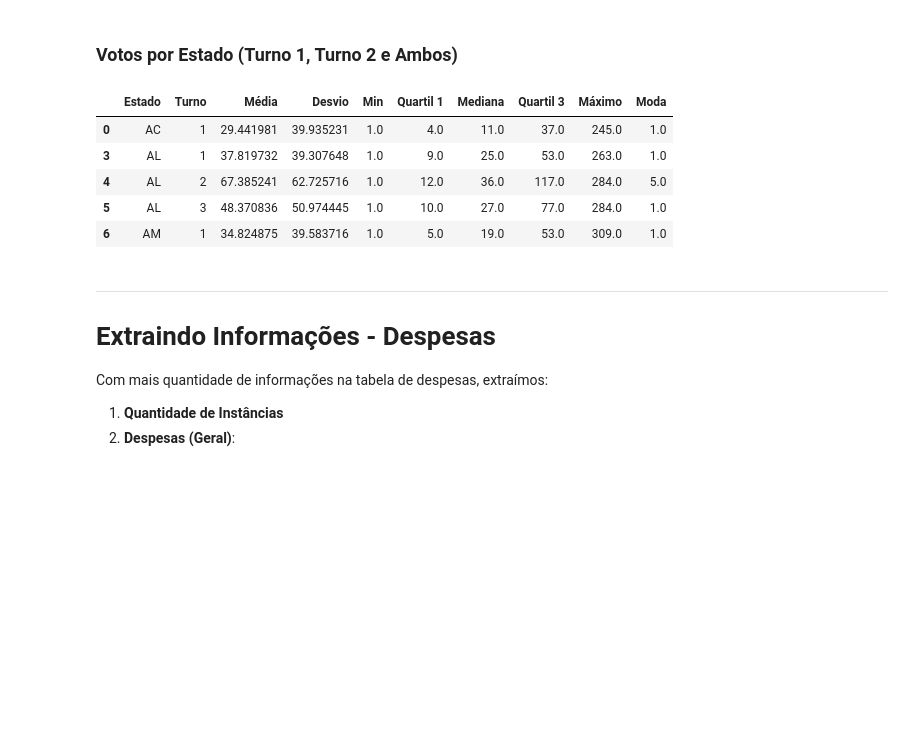
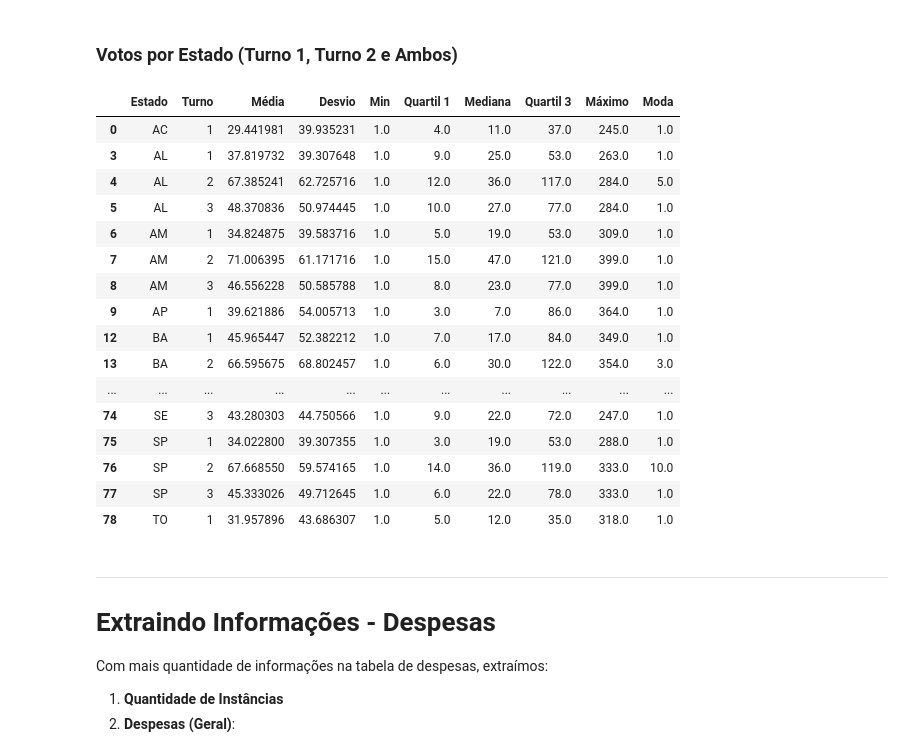
Before and after one commit to AndreiRech/Election, a Jupyter notebook: Analise.ipynb, the cells around one changed output. Cells and saved outputs as stored; diff of their text form; code cells hidden in the pictures; blank space fills up the shorter version.

```diff
--- a/Analise.ipynb
+++ b/Analise.ipynb
@@ -293,14 +293,25 @@ df_estatisticas = pd.DataFrame(data)
 # %%
 df_estatisticas = df_estatisticas.dropna(subset=['Média', 'Desvio', 'Min', 'Quartil 1', 'Mediana', 'Quartil 3', 'Máximo', 'Moda'], how='all')
 df_estatisticas = df_estatisticas.drop_duplicates(subset=['Estado', 'Média', 'Desvio'], keep='first')
-df_estatisticas.head()
+df_estatisticas
 # %% [output]
 |  | Estado | Turno | Média | Desvio | Min | Quartil 1 | Mediana | Quartil 3 | Máximo | Moda |
 | 0 | AC | 1 | 29.441981 | 39.935231 | 1.0 | 4.0 | 11.0 | 37.0 | 245.0 | 1.0 |
 | 3 | AL | 1 | 37.819732 | 39.307648 | 1.0 | 9.0 | 25.0 | 53.0 | 263.0 | 1.0 |
 | 4 | AL | 2 | 67.385241 | 62.725716 | 1.0 | 12.0 | 36.0 | 117.0 | 284.0 | 5.0 |
 | 5 | AL | 3 | 48.370836 | 50.974445 | 1.0 | 10.0 | 27.0 | 77.0 | 284.0 | 1.0 |
 | 6 | AM | 1 | 34.824875 | 39.583716 | 1.0 | 5.0 | 19.0 | 53.0 | 309.0 | 1.0 |
+| 7 | AM | 2 | 71.006395 | 61.171716 | 1.0 | 15.0 | 47.0 | 121.0 | 399.0 | 1.0 |
+| 8 | AM | 3 | 46.556228 | 50.585788 | 1.0 | 8.0 | 23.0 | 77.0 | 399.0 | 1.0 |
+| 9 | AP | 1 | 39.621886 | 54.005713 | 1.0 | 3.0 | 7.0 | 86.0 | 364.0 | 1.0 |
+| 12 | BA | 1 | 45.965447 | 52.382212 | 1.0 | 7.0 | 17.0 | 84.0 | 349.0 | 1.0 |
+| 13 | BA | 2 | 66.595675 | 68.802457 | 1.0 | 6.0 | 30.0 | 122.0 | 354.0 | 3.0 |
+| ... | ... | ... | ... | ... | ... | ... | ... | ... | ... | ... |
+| 74 | SE | 3 | 43.280303 | 44.750566 | 1.0 | 9.0 | 22.0 | 72.0 | 247.0 | 1.0 |
+| 75 | SP | 1 | 34.022800 | 39.307355 | 1.0 | 3.0 | 19.0 | 53.0 | 288.0 | 1.0 |
+| 76 | SP | 2 | 67.668550 | 59.574165 | 1.0 | 14.0 | 36.0 | 119.0 | 333.0 | 10.0 |
+| 77 | SP | 3 | 45.333026 | 49.712645 | 1.0 | 6.0 | 22.0 | 78.0 | 333.0 | 1.0 |
+| 78 | TO | 1 | 31.957896 | 43.686307 | 1.0 | 5.0 | 12.0 | 35.0 | 318.0 | 1.0 |
 # %% [markdown]
 ---
 
```
Also changed, not shown: parts of 10 cells of this notebook, 1 other file.
